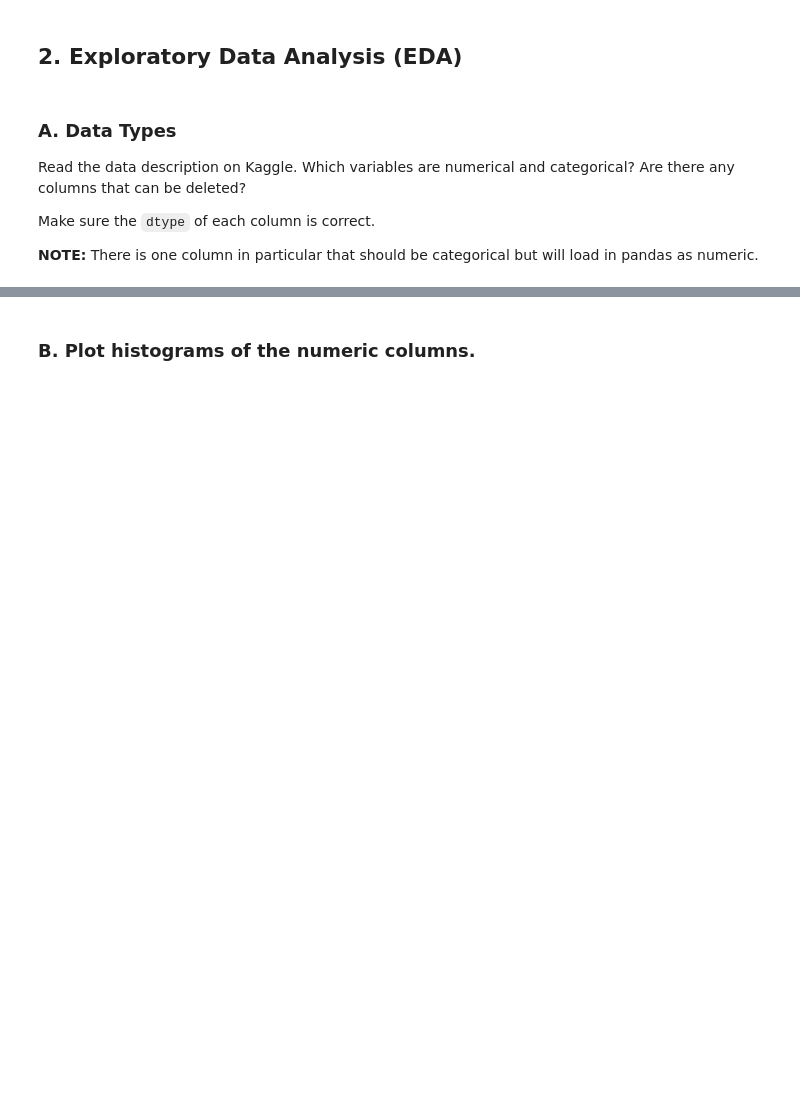
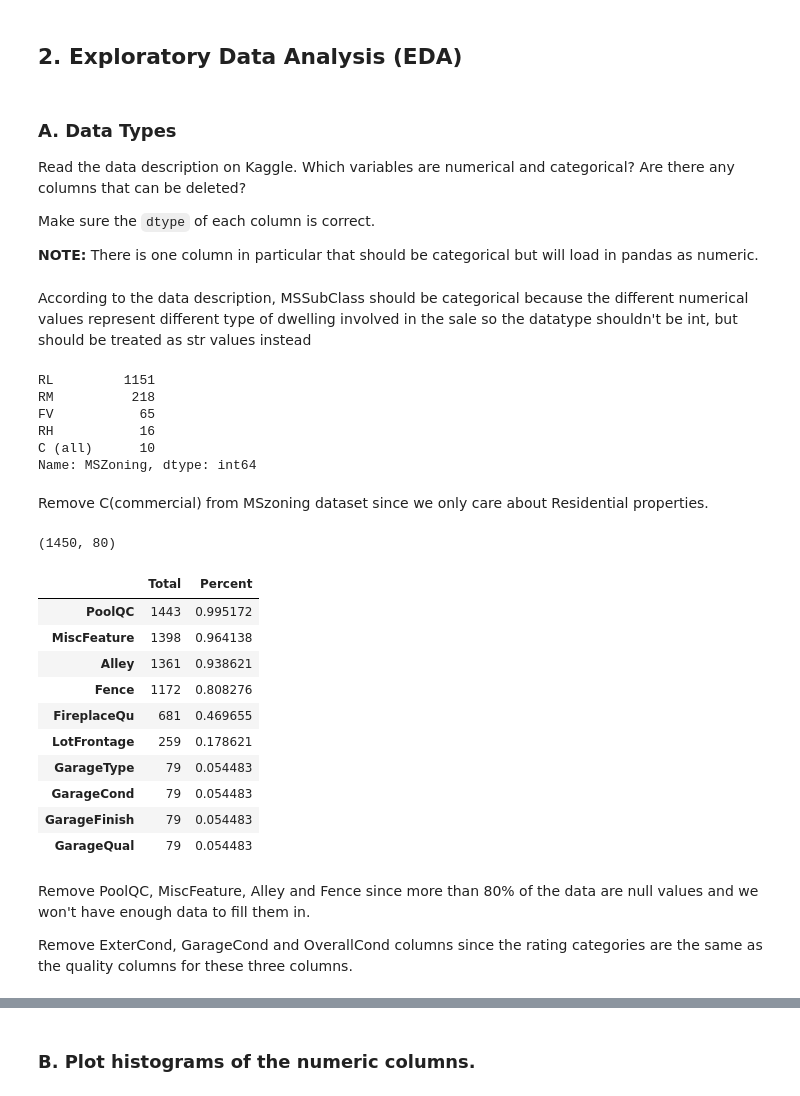
Before and after one commit to Uyentruong236/Ames_Housing, a Jupyter notebook: ipynb/project_2_starter.ipynb, the cells around one changed output, grey strips where cells are left out. Cells and saved outputs as stored; diff of their text form; code cells hidden in the pictures; blank space fills up the shorter version.

Commit message:
removed some columns and rows

```diff
--- a/ipynb/project_2_starter.ipynb
+++ b/ipynb/project_2_starter.ipynb
@@ -41,8 +41,8 @@ np.random.seed(42)
 * Familiarize yourself with the column names and what they represent.
 * Is there a column that can be set as the `index`? If so, set that column as the index when loading the data. (`df.set_index()`)
 # %%
-df_train = pd.read_csv('../data/train.csv')
-df_train.head()
+train = pd.read_csv('../data/train.csv')
+train.head()
 # %% [output]
 |  | Id | MSSubClass | MSZoning | LotFrontage | LotArea | Street | Alley | LotShape | LandContour | ... |
 | 0 | 1 | 60 | RL | 65.0 | 8450 | Pave | NaN | Reg | Lvl | ... |
@@ -94,0 +54,2 @@ Index(['Id', 'MSSubClass', 'MSZoning', 'LotFrontage', 'LotArea', 'Street',
+# %%
+df_train = train.set_index('Id')
@@ -104,3 +71,44 @@ Read the data description on Kaggle. Which variables are numerical and categoric
 Make sure the `dtype` of each column is correct.
 
 **NOTE:** There is one column in particular that should be categorical but will load in pandas as numeric.
+# %%
+df_train['MSSubClass'] = df_train['MSSubClass'].astype(str)
+# %% [markdown]
+According to the data description, MSSubClass should be categorical because the different numerical values represent different type of dwelling involved in the sale so the datatype shouldn't be int, but should be treated as str values instead
+# %%
+df_train['MSZoning'].value_counts()
+# %% [output]
+RL         1151
+RM          218
+FV           65
+RH           16
+C (all)      10
+Name: MSZoning, dtype: int64
+# %% [markdown]
+Remove C(commercial) from MSzoning dataset since we only care about Residential properties.
+# %%
+df_train = df_train[df_train.MSZoning != 'C (all)']
+df_train.shape
+# %% [output]
+(1450, 80)
+# %%
+total = df_train.isnull().sum().sort_values(ascending=False)
+percent = (df_train.isnull().sum()/df_train.isnull().count()).sort_values(ascending = False)
+missing_data = pd.concat([total, percent], axis =1, keys = ['Total', 'Percent'])
+missing_data.head(10)
+# %% [output]
+|  | Total | Percent |
+| PoolQC | 1443 | 0.995172 |
+| MiscFeature | 1398 | 0.964138 |
+| Alley | 1361 | 0.938621 |
+| Fence | 1172 | 0.808276 |
+| FireplaceQu | 681 | 0.469655 |
+| LotFrontage | 259 | 0.178621 |
+| GarageType | 79 | 0.054483 |
+| GarageCond | 79 | 0.054483 |
+| GarageFinish | 79 | 0.054483 |
+| GarageQual | 79 | 0.054483 |
+# %% [markdown]
+Remove PoolQC, MiscFeature, Alley and Fence since more than 80% of the data are null values and we won't have enough data to fill them in.
+
+Remove ExterCond, GarageCond and OverallCond columns since the rating categories are the same as the quality columns for these three columns.
```
Also changed, not shown: parts of 9 cells of this notebook.
